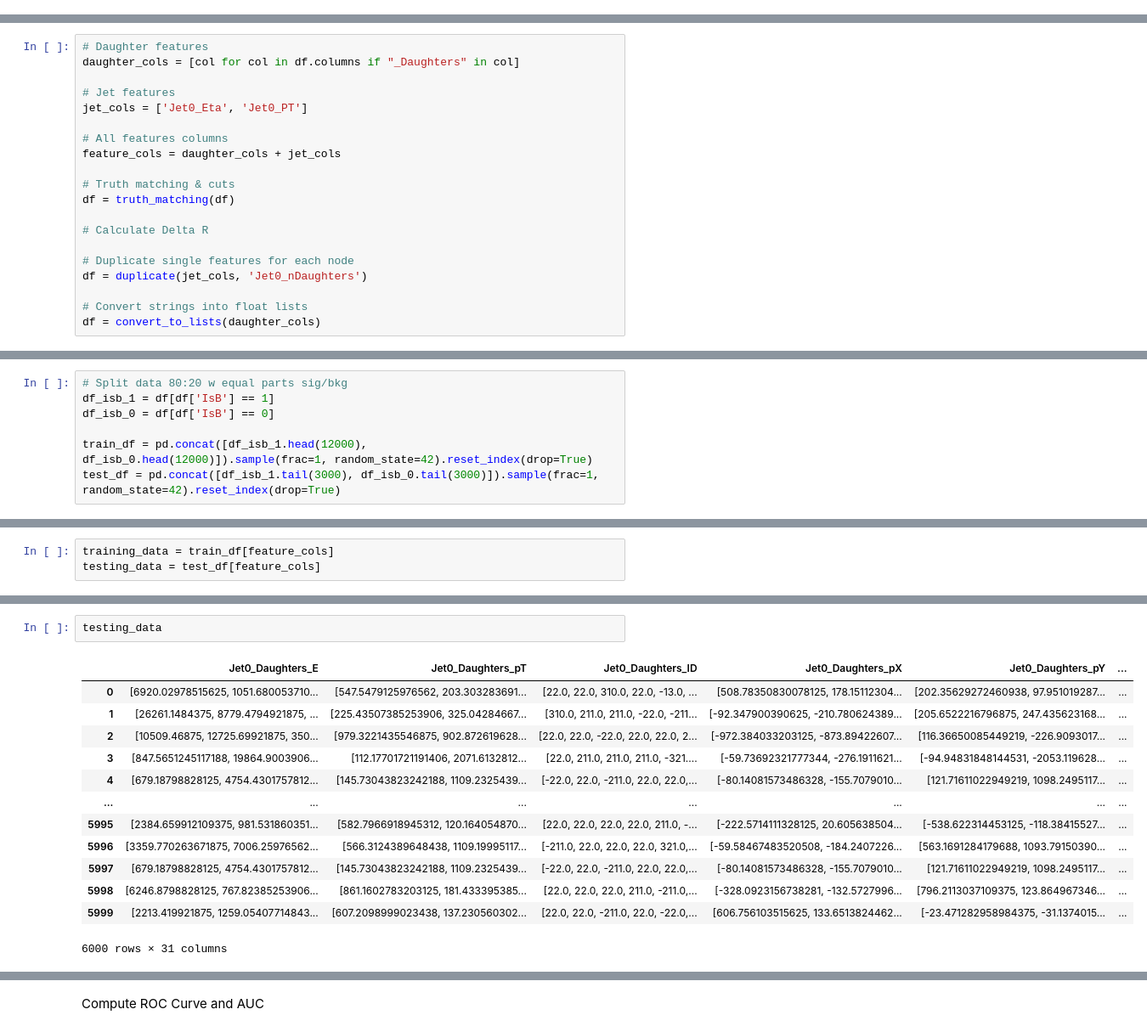
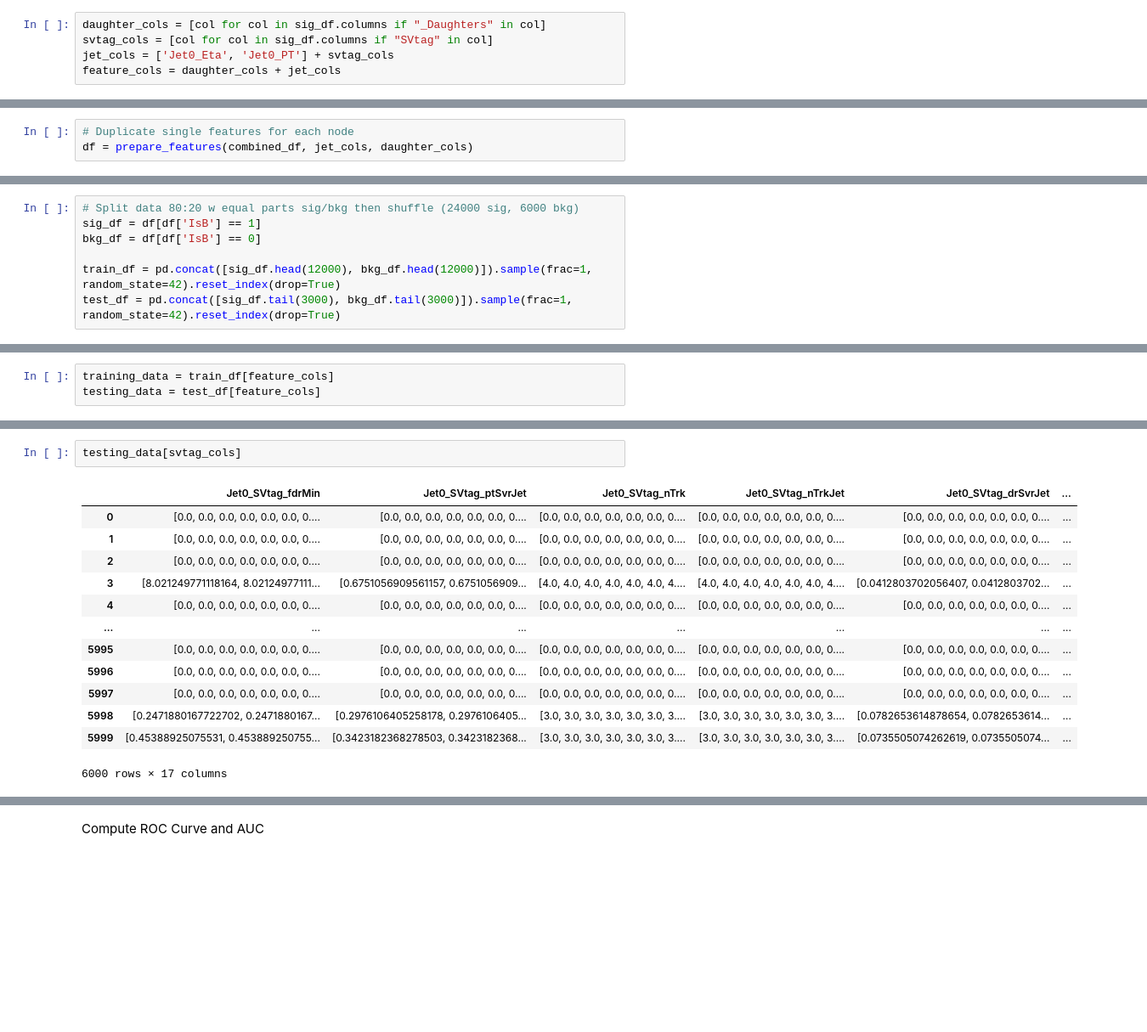
Before and after one commit to gpesticci/Jet-GNN, a Jupyter notebook: GNN.ipynb, the cells around one changed output, grey strips where cells are left out. Shown at 85% size. Cells and saved outputs as stored; diff of their text form; blank space fills up the shorter version.

```diff
--- a/GNN.ipynb
+++ b/GNN.ipynb
@@ -38,0 +92,5 @@ df = pd.concat([sig_isb_df, bkg_isb_df])
+# %%
+daughter_cols = [col for col in sig_df.columns if "_Daughters" in col]
+svtag_cols = [col for col in sig_df.columns if "SVtag" in col]
+jet_cols = ['Jet0_Eta', 'Jet0_PT'] + svtag_cols
+feature_cols = daughter_cols + jet_cols
@@ -39,3 +121,6 @@ df = pd.concat([sig_isb_df, bkg_isb_df])
+# %%
+# Duplicate single features for each node
+df = prepare_features(combined_df, jet_cols, daughter_cols)
 # %%
 df
 # %% [output]
@@ -111,20 +139,0 @@ Data preprocessing
-# %%
-# Daughter features
-daughter_cols = [col for col in df.columns if "_Daughters" in col]
-
-# Jet features
-jet_cols = ['Jet0_Eta', 'Jet0_PT']
-
-# All features columns
-feature_cols = daughter_cols + jet_cols
-
-# Truth matching & cuts
-df = truth_matching(df)
-
-# Calculate Delta R
-
-# Duplicate single features for each node
-df = duplicate(jet_cols, 'Jet0_nDaughters')
-
-# Convert strings into float lists
-df = convert_to_lists(daughter_cols)
@@ -147,10 +140,10 @@ df
 # %%
-# Split data 80:20 w equal parts sig/bkg
-df_isb_1 = df[df['IsB'] == 1]
-df_isb_0 = df[df['IsB'] == 0]
+# Split data 80:20 w equal parts sig/bkg then shuffle (24000 sig, 6000 bkg)
+sig_df = df[df['IsB'] == 1]
+bkg_df = df[df['IsB'] == 0]
 
-train_df = pd.concat([df_isb_1.head(12000), df_isb_0.head(12000)]).sample(frac=1, random_state=42).reset_index(drop=True)
-test_df = pd.concat([df_isb_1.tail(3000), df_isb_0.tail(3000)]).sample(frac=1, random_state=42).reset_index(drop=True)
+train_df = pd.concat([sig_df.head(12000), bkg_df.head(12000)]).sample(frac=1, random_state=42).reset_index(drop=True)
+test_df = pd.concat([sig_df.tail(3000), bkg_df.tail(3000)]).sample(frac=1, random_state=42).reset_index(drop=True)
 # %%
 sum(train_df.IsB)
 # %% [output]
@@ -181,19 +174,19 @@ training_data
 # %%
-testing_data
+testing_data[svtag_cols]
 # %% [output]
-|  | Jet0_Daughters_E | Jet0_Daughters_pT | Jet0_Daughters_ID | Jet0_Daughters_pX | Jet0_Daughters_pY | ... |
-| 0 | [6920.02978515625, 1051.680053710... | [547.5479125976562, 203.303283691... | [22.0, 22.0, 310.0, 22.0, -13.0, ... | [508.78350830078125, 178.15112304... | [202.35629272460938, 97.951019287... | ... |
-| 1 | [26261.1484375, 8779.4794921875, ... | [225.43507385253906, 325.04284667... | [310.0, 211.0, 211.0, -22.0, -211... | [-92.347900390625, -210.780624389... | [205.6522216796875, 247.435623168... | ... |
-| 2 | [10509.46875, 12725.69921875, 350... | [979.3221435546875, 902.872619628... | [22.0, 22.0, -22.0, 22.0, 22.0, 2... | [-972.384033203125, -873.89422607... | [116.36650085449219, -226.9093017... | ... |
-| 3 | [847.5651245117188, 19864.9003906... | [112.17701721191406, 2071.6132812... | [22.0, 211.0, 211.0, 211.0, -321.... | [-59.73692321777344, -276.1911621... | [-94.94831848144531, -2053.119628... | ... |
-| 4 | [679.18798828125, 4754.4301757812... | [145.73043823242188, 1109.2325439... | [-22.0, 22.0, -211.0, 22.0, 22.0,... | [-80.14081573486328, -155.7079010... | [121.71611022949219, 1098.2495117... | ... |
+|  | Jet0_SVtag_fdrMin | Jet0_SVtag_ptSvrJet | Jet0_SVtag_nTrk | Jet0_SVtag_nTrkJet | Jet0_SVtag_drSvrJet | ... |
+| 0 | [0.0, 0.0, 0.0, 0.0, 0.0, 0.0, 0.... | [0.0, 0.0, 0.0, 0.0, 0.0, 0.0, 0.... | [0.0, 0.0, 0.0, 0.0, 0.0, 0.0, 0.... | [0.0, 0.0, 0.0, 0.0, 0.0, 0.0, 0.... | [0.0, 0.0, 0.0, 0.0, 0.0, 0.0, 0.... | ... |
+| 1 | [0.0, 0.0, 0.0, 0.0, 0.0, 0.0, 0.... | [0.0, 0.0, 0.0, 0.0, 0.0, 0.0, 0.... | [0.0, 0.0, 0.0, 0.0, 0.0, 0.0, 0.... | [0.0, 0.0, 0.0, 0.0, 0.0, 0.0, 0.... | [0.0, 0.0, 0.0, 0.0, 0.0, 0.0, 0.... | ... |
+| 2 | [0.0, 0.0, 0.0, 0.0, 0.0, 0.0, 0.... | [0.0, 0.0, 0.0, 0.0, 0.0, 0.0, 0.... | [0.0, 0.0, 0.0, 0.0, 0.0, 0.0, 0.... | [0.0, 0.0, 0.0, 0.0, 0.0, 0.0, 0.... | [0.0, 0.0, 0.0, 0.0, 0.0, 0.0, 0.... | ... |
+| 3 | [8.021249771118164, 8.02124977111... | [0.6751056909561157, 0.6751056909... | [4.0, 4.0, 4.0, 4.0, 4.0, 4.0, 4.... | [4.0, 4.0, 4.0, 4.0, 4.0, 4.0, 4.... | [0.0412803702056407, 0.0412803702... | ... |
+| 4 | [0.0, 0.0, 0.0, 0.0, 0.0, 0.0, 0.... | [0.0, 0.0, 0.0, 0.0, 0.0, 0.0, 0.... | [0.0, 0.0, 0.0, 0.0, 0.0, 0.0, 0.... | [0.0, 0.0, 0.0, 0.0, 0.0, 0.0, 0.... | [0.0, 0.0, 0.0, 0.0, 0.0, 0.0, 0.... | ... |
 | ... | ... | ... | ... | ... | ... | ... |
-| 5995 | [2384.659912109375, 981.531860351... | [582.7966918945312, 120.164054870... | [22.0, 22.0, 22.0, 22.0, 211.0, -... | [-222.5714111328125, 20.605638504... | [-538.622314453125, -118.38415527... | ... |
-| 5996 | [3359.770263671875, 7006.25976562... | [566.3124389648438, 1109.19995117... | [-211.0, 22.0, 22.0, 22.0, 321.0,... | [-59.58467483520508, -184.2407226... | [563.1691284179688, 1093.79150390... | ... |
-| 5997 | [679.18798828125, 4754.4301757812... | [145.73043823242188, 1109.2325439... | [-22.0, 22.0, -211.0, 22.0, 22.0,... | [-80.14081573486328, -155.7079010... | [121.71611022949219, 1098.2495117... | ... |
-| 5998 | [6246.8798828125, 767.82385253906... | [861.1602783203125, 181.433395385... | [22.0, 22.0, 22.0, 211.0, -211.0,... | [-328.0923156738281, -132.5727996... | [796.2113037109375, 123.864967346... | ... |
-| 5999 | [2213.419921875, 1259.05407714843... | [607.2098999023438, 137.230560302... | [22.0, 22.0, -211.0, 22.0, -22.0,... | [606.756103515625, 133.6513824462... | [-23.471282958984375, -31.1374015... | ... |
+| 5995 | [0.0, 0.0, 0.0, 0.0, 0.0, 0.0, 0.... | [0.0, 0.0, 0.0, 0.0, 0.0, 0.0, 0.... | [0.0, 0.0, 0.0, 0.0, 0.0, 0.0, 0.... | [0.0, 0.0, 0.0, 0.0, 0.0, 0.0, 0.... | [0.0, 0.0, 0.0, 0.0, 0.0, 0.0, 0.... | ... |
+| 5996 | [0.0, 0.0, 0.0, 0.0, 0.0, 0.0, 0.... | [0.0, 0.0, 0.0, 0.0, 0.0, 0.0, 0.... | [0.0, 0.0, 0.0, 0.0, 0.0, 0.0, 0.... | [0.0, 0.0, 0.0, 0.0, 0.0, 0.0, 0.... | [0.0, 0.0, 0.0, 0.0, 0.0, 0.0, 0.... | ... |
+| 5997 | [0.0, 0.0, 0.0, 0.0, 0.0, 0.0, 0.... | [0.0, 0.0, 0.0, 0.0, 0.0, 0.0, 0.... | [0.0, 0.0, 0.0, 0.0, 0.0, 0.0, 0.... | [0.0, 0.0, 0.0, 0.0, 0.0, 0.0, 0.... | [0.0, 0.0, 0.0, 0.0, 0.0, 0.0, 0.... | ... |
+| 5998 | [0.2471880167722702, 0.2471880167... | [0.2976106405258178, 0.2976106405... | [3.0, 3.0, 3.0, 3.0, 3.0, 3.0, 3.... | [3.0, 3.0, 3.0, 3.0, 3.0, 3.0, 3.... | [0.0782653614878654, 0.0782653614... | ... |
+| 5999 | [0.45388925075531, 0.453889250755... | [0.3423182368278503, 0.3423182368... | [3.0, 3.0, 3.0, 3.0, 3.0, 3.0, 3.... | [3.0, 3.0, 3.0, 3.0, 3.0, 3.0, 3.... | [0.0735505074262619, 0.0735505074... | ... |
-6000 rows × 31 columns
+6000 rows × 17 columns
 # %%
 # Create node feature array: [jet][daughter][feature]
 def node_features(df):
```
Also changed, not shown: parts of 22 cells of this notebook, 1 other file.
